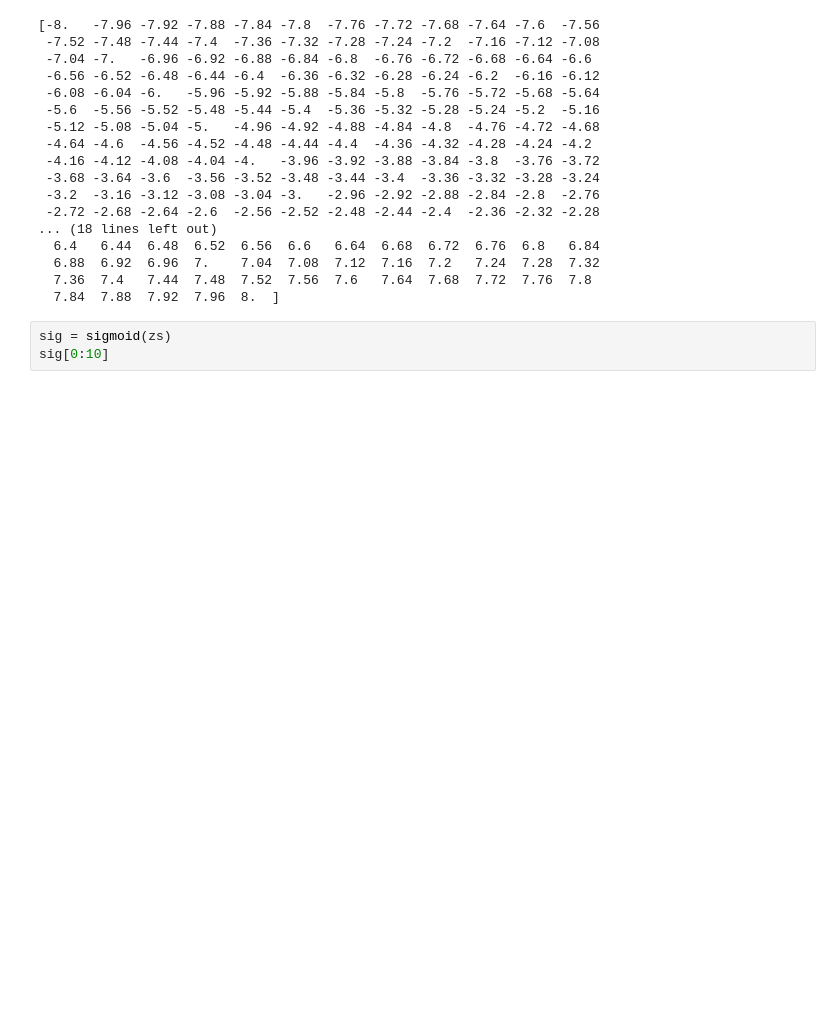
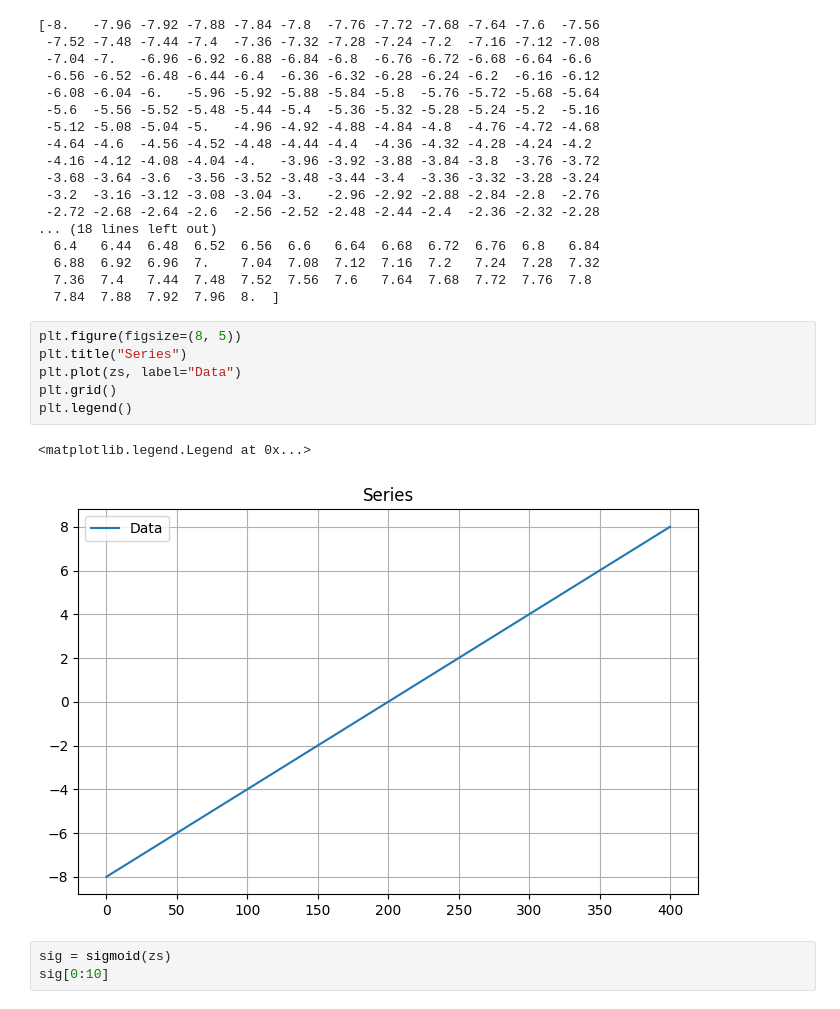
Before and after one commit to pritesh-2711/neural-network-from-zero, a Jupyter notebook: maths/00_math_concepts_nn.ipynb, the cells around one changed output. Drawn from its saved outputs; the diff is of its cells as text; blank space fills up the shorter version.

```diff
--- a/maths/math_concepts_nn.ipynb
+++ b/maths/00_math_concepts_nn.ipynb
@@ -149,6 +149,15 @@ print(zs)
   6.88  6.92  6.96  7.    7.04  7.08  7.12  7.16  7.2   7.24  7.28  7.32
   7.36  7.4   7.44  7.48  7.52  7.56  7.6   7.64  7.68  7.72  7.76  7.8
   7.84  7.88  7.92  7.96  8.  ]
+# %%
+plt.figure(figsize=(8, 5))
+plt.title("Series")
+plt.plot(zs, label="Data")
+plt.grid()
+plt.legend()
+# %% [output]
+<matplotlib.legend.Legend at 0x...>
+[figure, added]
 # %%
 sig = sigmoid(zs)
 sig[0:10]
```
Also changed, not shown: parts of 6 cells of this notebook, 4 other files.
